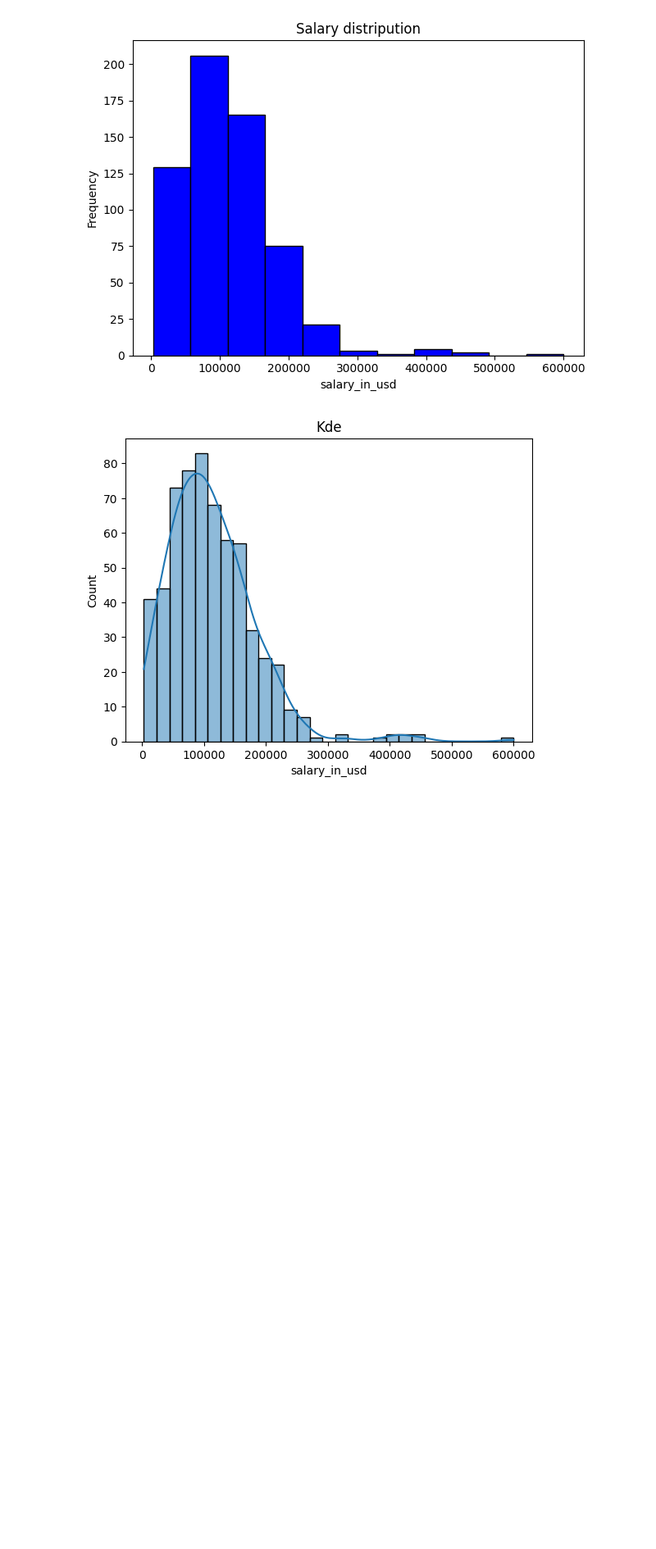
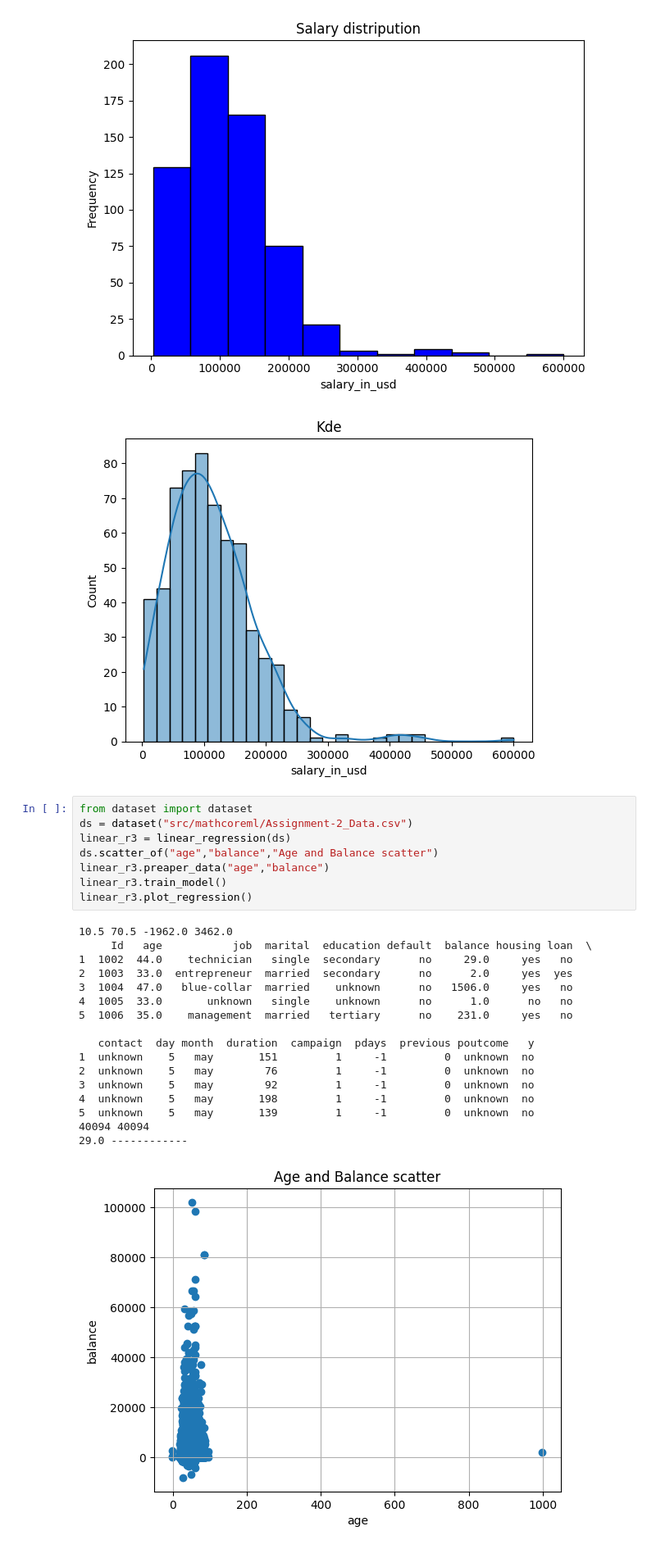
Before and after one commit to TigranAHarutyunyan/MathCoreML, a Jupyter notebook: src/MathCoreML/Checker.ipynb, the cells around one changed output. Shown at 82% size. Drawn from its saved outputs; the diff is of its cells as text; blank space fills up the shorter version.

```diff
--- a/src/MathCoreML/Checker.ipynb
+++ b/src/MathCoreML/Checker.ipynb
@@ -107,3 +101,29 @@ Name: salary_in_usd, dtype: float64
 50
 [figure]
 [figure]
+# %%
+from dataset import dataset
+ds = dataset("src/mathcoreml/Assignment-2_Data.csv")
+linear_r3 = linear_regression(ds)
+ds.scatter_of("age","balance","Age and Balance scatter")
+linear_r3.preaper_data("age","balance")
+linear_r3.train_model()
+linear_r3.plot_regression()
+# %% [output]
+10.5 70.5 -1962.0 3462.0
+     Id   age           job  marital  education default  balance housing loan  \
+1  1002  44.0    technician   single  secondary      no     29.0     yes   no
+2  1003  33.0  entrepreneur  married  secondary      no      2.0     yes  yes
+3  1004  47.0   blue-collar  married    unknown      no   1506.0     yes   no
+4  1005  33.0       unknown   single    unknown      no      1.0      no   no
+5  1006  35.0    management  married   tertiary      no    231.0     yes   no
+
+   contact  day month  duration  campaign  pdays  previous poutcome   y
+1  unknown    5   may       151         1     -1         0  unknown  no
+2  unknown    5   may        76         1     -1         0  unknown  no
+3  unknown    5   may        92         1     -1         0  unknown  no
+4  unknown    5   may       198         1     -1         0  unknown  no
+5  unknown    5   may       139         1     -1         0  unknown  no
+40094 40094
+29.0 ------------
+[figure, added]
```
Also changed, not shown: parts of 3 cells of this notebook, 2 other files.
